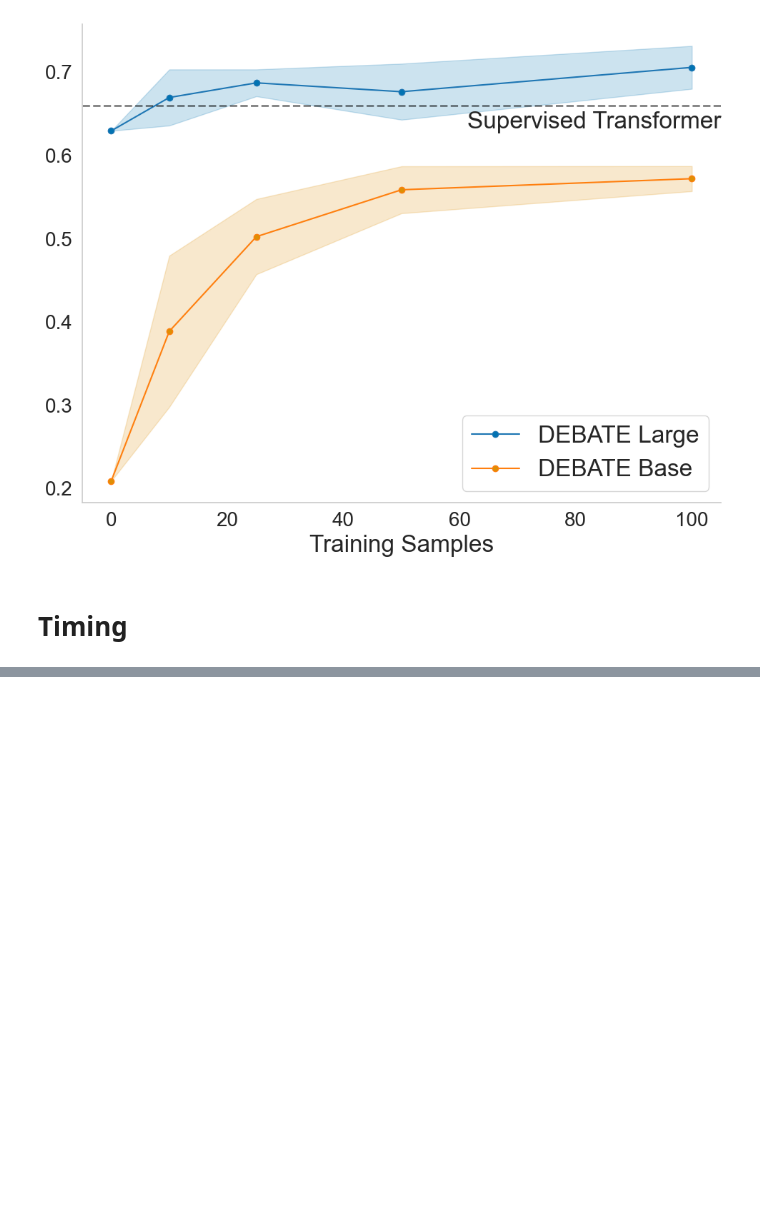
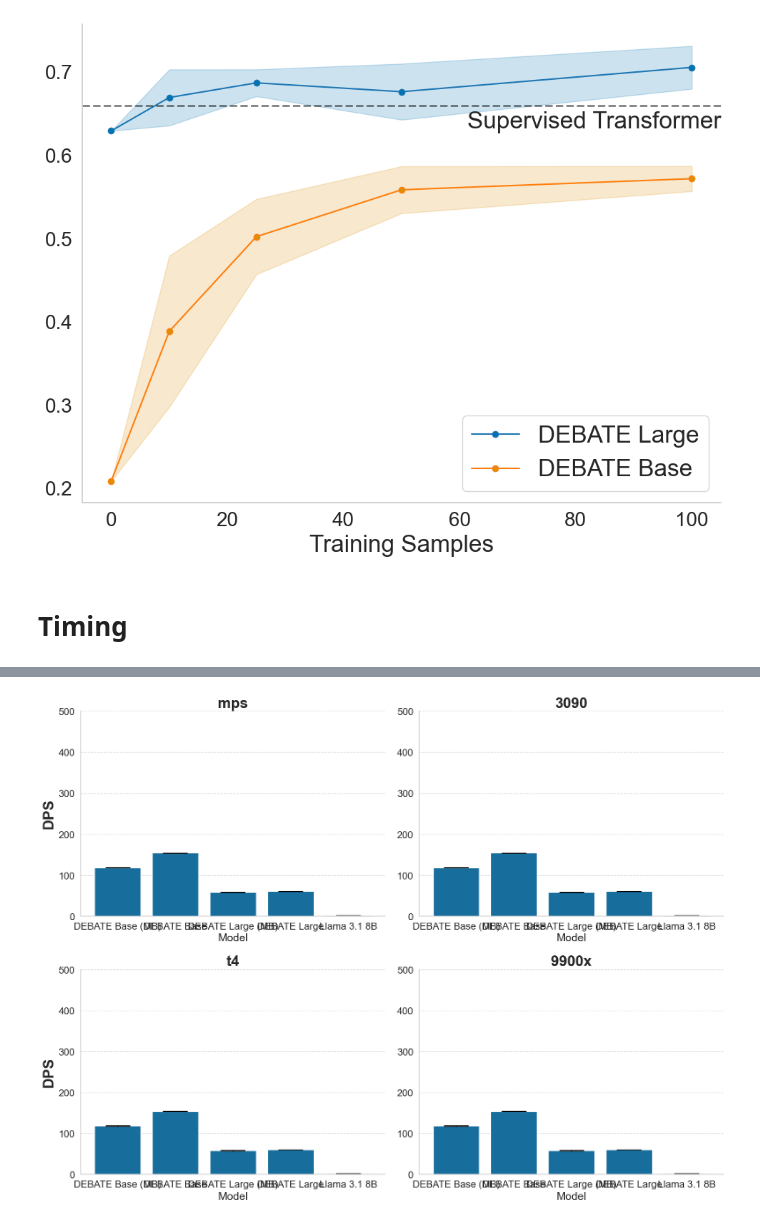
Before and after one commit to MLBurnham/pol_DEBATE, a Jupyter notebook: analysis/plots.ipynb, the cells around one changed output, grey strips where cells are left out. Cells and saved outputs as stored; diff of their text form; code cells hidden in the pictures; blank space fills up the shorter version.

```diff
--- a/analysis/plots.ipynb
+++ b/analysis/plots.ipynb
@@ -550,0 +452,75 @@ plt.show()
+# %%
+hardware = list(df['Hardware'].unique())
+metric = 'DPS'
+data = df[df['Hardware'].isin(hardware)].copy()  # Create a copy to avoid SettingWithCopyWarning
+
+modelorder = ["DEBATE Base (MB)", "DEBATE Base", "DEBATE Large (MB)", "DEBATE Large", "Llama 3.1 8B"]
+
+data['Model'] = pd.Categorical(data['Model'], categories=modelorder, ordered=True)
+data['Hardware'] = pd.Categorical(data['Hardware'], categories=hardware, ordered=True)
+data = data.sort_values(['Hardware', 'Model'])
+data.reset_index(drop=True, inplace=True)
+
+# Set up the subplot grid
+fig, axs = plt.subplots(2, 2, figsize=(16, 12))
+axs = axs.flatten()  # Flatten the 2D array of axes for easier indexing
+
+# Get the first color from the colorblind palette
+bar_color = sns.color_palette("colorblind")[0]
+
+# Create a bar plot for each task
+for i, task in enumerate(hardware):
+    task_data = data[data['Hardware'] == task]
+
+    # Create the bar plot
+    barplot = sns.barplot(
+        x="Model",
+        y=metric,
+        data=task_data,
+        color=bar_color,
+        errorbar=None,
+        ax=axs[i]
+    )
+
+    # Add error bars and labels inside bars
+    for j, (bar, lower, upper, model) in enumerate(zip(barplot.patches, task_data[metric + '_Lower'], task_data[metric + '_Upper'], task_data['Model'])):
+        bar_x = bar.get_x() + bar.get_width() / 2
+        bar_height = bar.get_height()
+
+        # Add error bars
+        axs[i].errorbar(
+            x=bar_x,
+            y=bar_height,
+            yerr=[[(bar_height - lower)*1.96], [(upper - bar_height)*1.96]],
+            fmt='none',
+            capsize=20,
+            color='black'
+        )
+
+        # Add label inside bar
+        #axs[i].text(bar_x, 0.01, model, ha='center', va='bottom',
+        #            rotation=90, color='white', fontweight='bold', fontsize=20)
+
+    # Customize each subplot
+    axs[i].set_title(task, fontsize=24, fontweight = 'bold')
+    #axs[i].set_xlabel('')
+    axs[i].set_ylabel(metric if i % 2 == 0 else '', fontsize = 24, fontweight = 'bold')  # Add y-label only for left subplots
+    axs[i].tick_params(axis='both', which='major', labelsize=16)
+    #axs[i].tick_params(axis = 'x', rotation = 45)  # Remove x-axis ticks
+    sns.despine(ax=axs[i], top=True, right=True, bottom=False)  # Remove bottom spine
+    axs[i].grid(axis='y', which='both', linestyle='--', alpha=0.7)
+
+    # Set y-axis limit to 1
+    axs[i].set_ylim(0, 500)
+
+    # Only show y-ticks for left subplots
+    #if i % 2 != 0:
+    #    axs[i].set_yticks([])
+
+# Adjust layout
+plt.tight_layout()
+#plt.savefig(r'../plots/test_tasks_{}.png'.format(metric), dpi = 300)
+# Show the plot
+plt.show()
+# %% [output]
+[figure, added]
```
Also changed, not shown: parts of 12 cells of this notebook, 3 other files.
